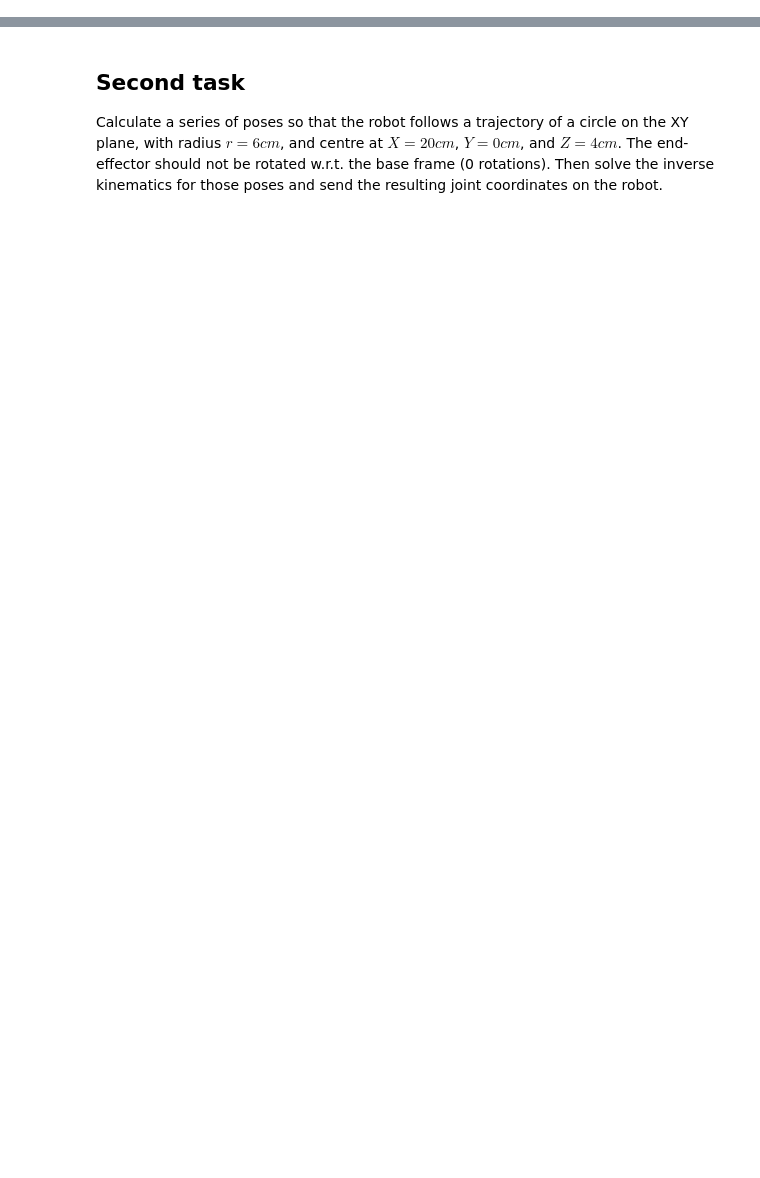
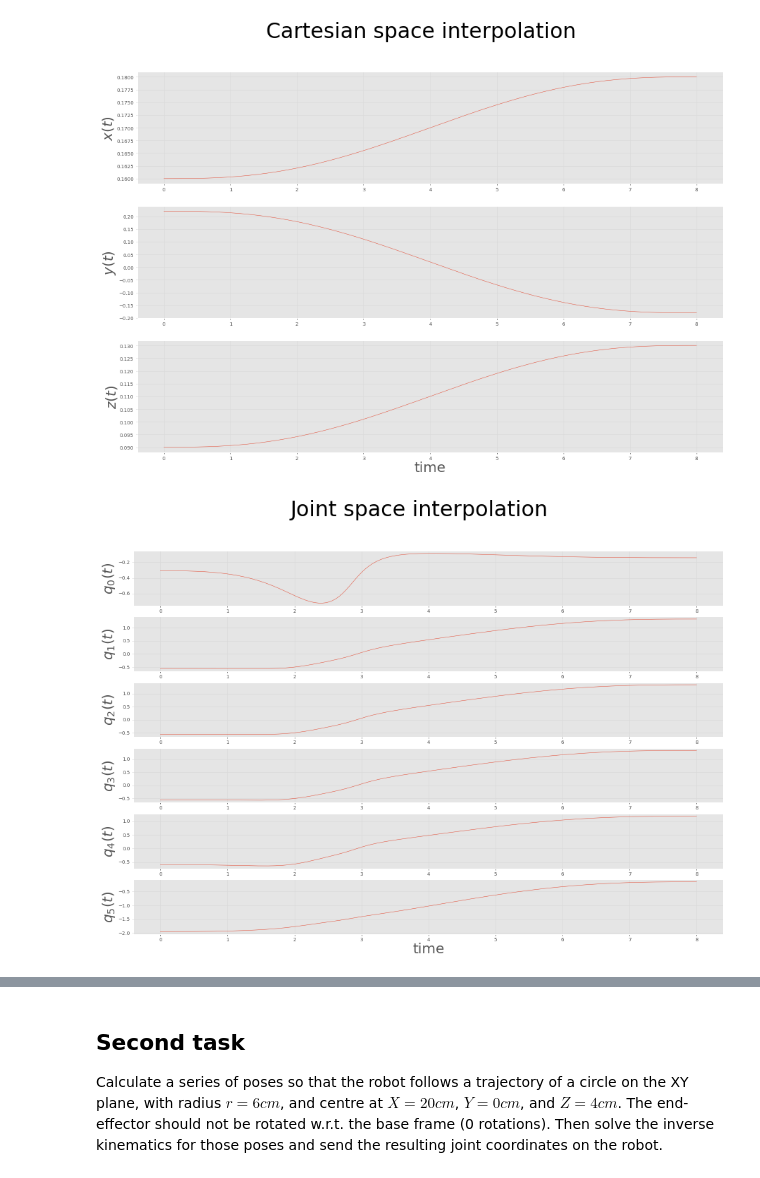
Before and after one commit to plescaevelyn/y4-IA, a Jupyter notebook: RCS/Assignments/Assignment06_Trajectories.ipynb, the cells around one changed output, grey strips where cells are left out. Drawn from its saved outputs; the diff is of its cells as text; code cells hidden in the pictures; blank space fills up the shorter version.

```diff
--- a/RCS/Assignments/Assignment06_Trajectories.ipynb
+++ b/RCS/Assignments/Assignment06_Trajectories.ipynb
@@ -23,9 +23,62 @@ Then, execute the trajectory using the robot on your desk
 # %%
 # You should only execute this cell once!
 # If you execute it again, you need to restart the kernel and the robot
 from al5d_control import *
+from lab_functions import *
+import swift
 
+env = swift.Swift()
+env.launch(realtime=True)
+
+al5d = rtb.models.URDF.AL5D_mdw()
+#al5d.q = al5d.qr
+
+arrived = False
+env.add(al5d)
+
+
+def eef_pose(rs=0, re=0, ps=20, pe=-90, yas=0, yae=10, xs=0.16, xe=0.18, ys=0.22, ye=-0.18, zs=0.09, ze=0.13, T=8):
+    dss, dse, ddss, ddse = 0,0,0,0
+    steps = 20*T
+    time = np.linspace(0,T,steps)
+    timed = np.array((np.power(time,5),np.power(time,4),np.power(time,3),np.power(time,2),time,np.ones((steps,))))
+    A = np.array([[0,0,0,0,0,1],[T**5, T**4, T**3,T**2, T, 1],[0,0,0,0,1,0],[5*T**4,4*T**3,3*T**2,2*T,1,0],[0,0,0,2,0,0],[20*T**3,12*T**2,6*T,2,0,0]])
+    inpt = np.array([0,1,dss,dse,ddss,ddse])
+    inpt.shape = (6,1)
+    sol = np.linalg.inv(A).dot(inpt)
+    s = sol[0]*timed[0]+sol[1]*timed[1]+sol[2]*timed[2]+sol[3]*timed[3]+sol[4]*timed[4]+sol[5]*timed[5]
+    x = (1-s)*xs+s*xe
+    y = (1-s)*ys+s*ye
+    z = (1-s)*zs+s*ze
+    r = ((1-s)*rs+s*re)
+    p = ((1-s)*ps+s*pe)
+    ya = ((1-s)*yas+s*yae)
+
+    x.shape = (steps,1)
+    y.shape = (steps,1)
+    z.shape = (steps,1)
+    r.shape = (steps,1)
+    p.shape = (steps,1)
+    ya.shape = (steps,1)
+
+    qs = np.zeros((steps,5))
+    for i in range(steps):
+        setpoint = SE3(x[i,0],y[i,0],z[i,0])*SE3.RPY([r[i,0],p[i,0],ya[i,0]], unit='deg')
+        qs[i,:] = al5d.ikine_LM(setpoint, q0=qs[max(i-1,0),:]).q
+
+    for i in range(steps):
+        al5d.q = qs[i,:]
+        env.step(0.05)
+
+    plot_car_interpolation(time, x, y, z, 'Cartesian space interpolation')
+    plot_joint_interpolation(time, qs[:,0], qs[:,1], qs[:,2], qs[:,3], qs[:,4],time, 'Joint space interpolation')
+
+#interact_manual(eef_pose, rs=(-180,180), re=(-180,180), ps=(-180,180), pe=(-180,180), yas=(-180,180), yae=(-180,180), xs=(-0.9,0.9), xe=(-0.9,0.9), ys=(-0.9,0.9), ye=(-0.9,0.9), zs=(-0.9,0.9), ze=(-0.9,0.9), T=(1,10))
 # for sending the commands
-rrob = AL5DControl()
+#rrob = AL5DControl()
+eef_pose(rs=0, re=0, ps=20, pe=-90, yas=0, yae=10, xs=0.16, xe=0.18, ys=0.22, ye=-0.18, zs=0.09, ze=0.13, T=8)
+# %% [output]
+[figure, added]
+[figure, added]
 # %%
 import time
```
Also changed, not shown: parts of 2 cells of this notebook.
